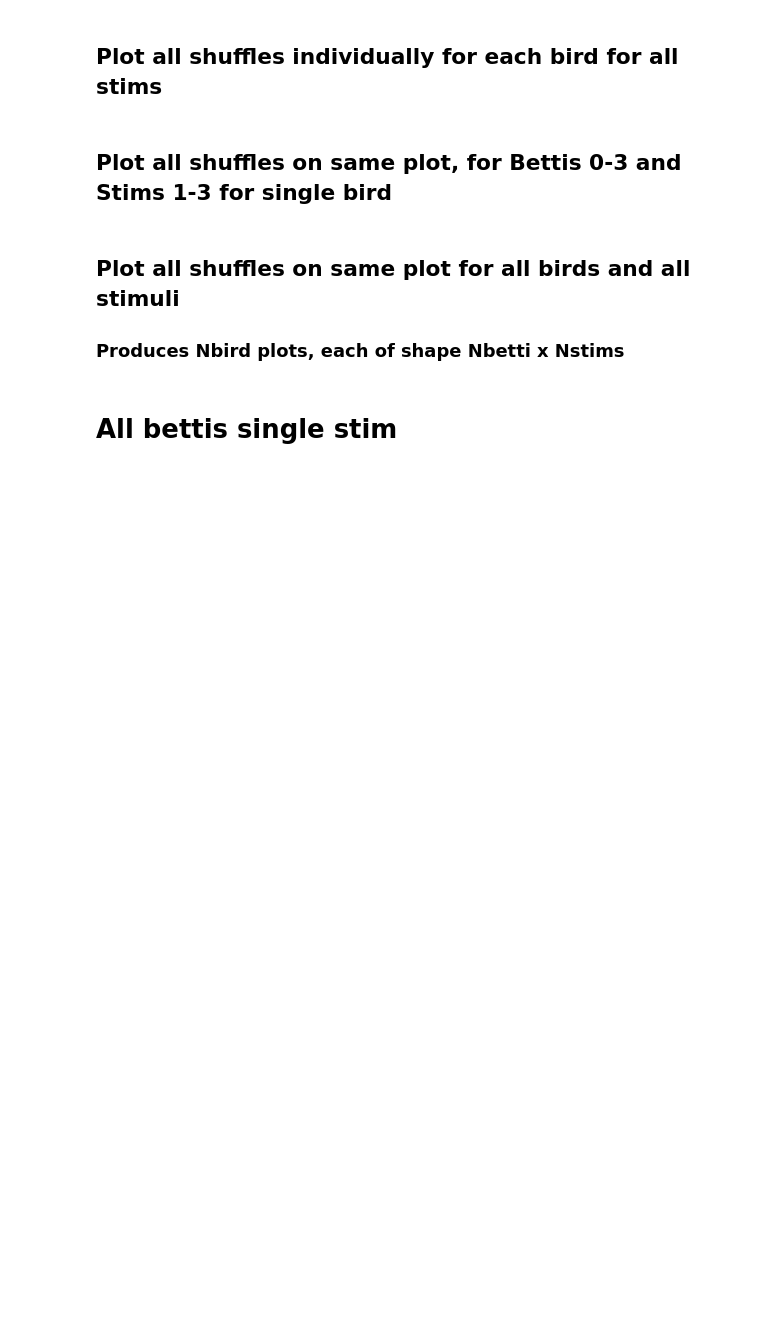
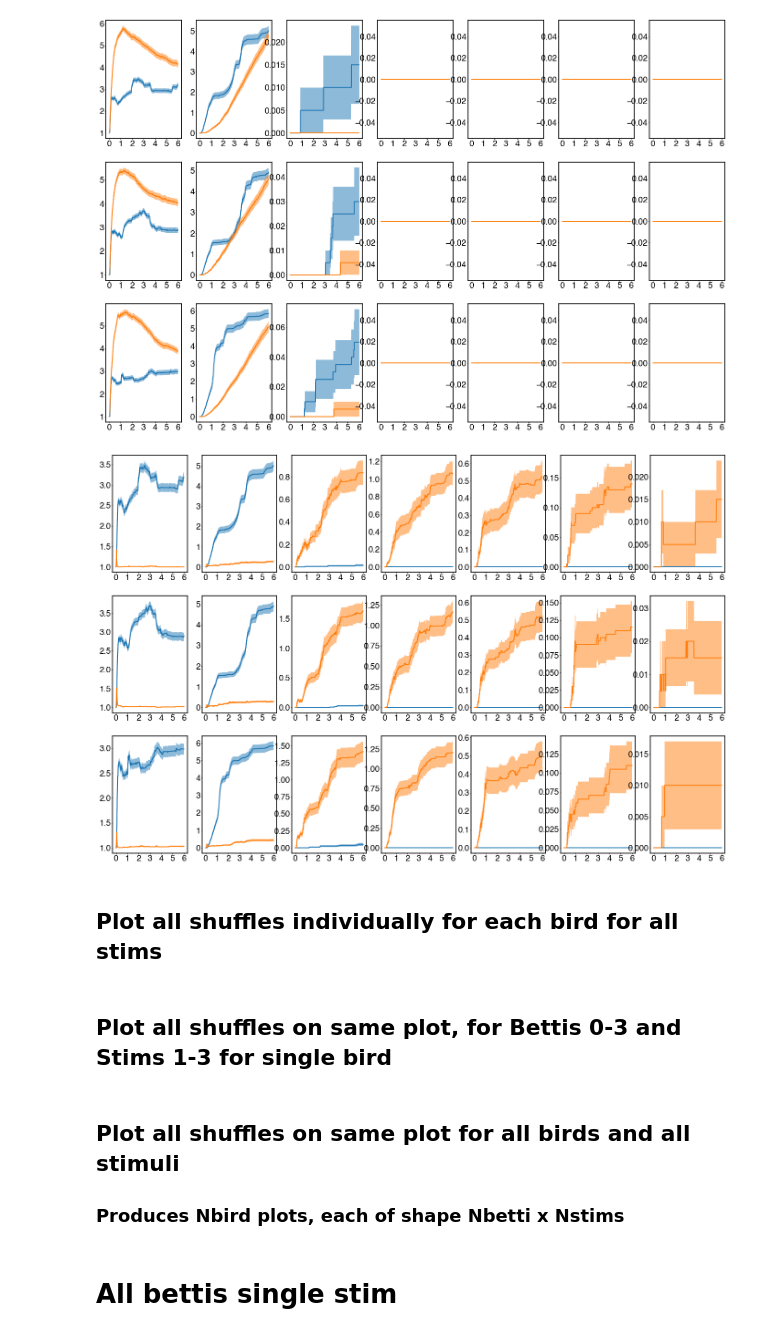
Before and after one commit to theilmbh/NeuralTDA, a Jupyter notebook: notebooks/Revisions/BettiCurves_TMEModel.ipynb, the cells around one changed output. Drawn from its saved outputs; the diff is of its cells as text; code cells hidden in the pictures; blank space fills up the shorter version.

```diff
--- a/notebooks/Revisions/BettiCurves_TMEModel.ipynb
+++ b/notebooks/Revisions/BettiCurves_TMEModel.ipynb
@@ -42,7 +42,7 @@ bps = {'B1083': '/home/brad/krista/B1083/P03S03/', 'B1075': '/home/brad/krista/B
        'B1056': '/home/brad/krista/B1056/klusta/phy020516/Pen01_Lft_AP100_ML1300__Site03_Z2500__B1056_cat_P01_S03_1/'}
 
 # Binning Parameters
-windt = 50.0                      # milliseconds
+windt = 10.0                      # milliseconds
 dtovr = 0.0*windt                 # milliseconds
 segment_info = [0, 0]             # use full Trial
 cluster_group = ['Good']          # use just good clusters
@@ -53,8 +53,8 @@ bdfs = {}                         # Dictionary to store bdf
 analysis_id = 'BC'                # Generic lable
 nperms = None                     # No permutation for each trial
 ncellsperm = 33                   # Subsample 33 neurons from the population
-dims = [0, 1, 2, 3]               # We want first four betti numbers
-thresh = 13.0                     # Activation threshold
+dims = [0, 1, 2, 3,4,5,6,7,8,9,10]               # We want first four betti numbers
+thresh = 4.0                     # Activation threshold
 twin = np.linspace(0, 6000, 1000) # milliseconds
 # %%
 # Loop through each bird in our list and bin the data
@@ -92,5 +139,8 @@ tme_shuffled_bdf = '/home/brad/krista/B1083/P03S03/tme_shuffled.binned'
 # %%
 reload(tp2)
+file_index = 1
+bdf = subpop_f_files[file_index]
+bdftme = subpop_f_shuff_files[file_index]
 
 # Compute the betti curves for the original data
 # bc
@@ -108,7 +158,7 @@ reload(tp2)
 # Compute the betti curves for tme shuffled data
 # This breaks the inter-neuronal coordination
 # suffix: tme
-(bctme, ttme, ttme_ms) = tp2.compute_betti_curves(analysis_id, block_path, tme_shuffled_bdf,
+(bctme, ttme, ttme_ms) = tp2.compute_betti_curves(analysis_id, block_path, bdftme,
                                             thresh, nperms, ncellsperm,
                                             dims, twin, windt, dtovr, shuffle=False)
 
@@ -192,14 +260,14 @@ for bird in birds:
 fig, axs = plt.subplots(1,2, figsize=(16, 3.5), sharey=True)
 axs = axs.flatten()
 
-betti = 2                          # Betti number to plot
+betti = 2# Betti number to plot
 stims = np.array(list(bc.keys()))  # Stimuli names
 stimIDs = [2, 3]                   # ID numbers of stimuli to plot
 stims_to_plot = stims[stimIDs]     # names of stimuli to plot
 
 # Compute the mean and stderr
 bc_plot_dict = tp2.compute_mean_stderr_betti_curves(bc)     # Real curves
-bcs_plot_dict = tp2.compute_mean_stderr_betti_curves(bcs)   # Shuffled curves
+bcs_plot_dict = tp2.compute_mean_stderr_betti_curves(bctme)   # Shuffled curves
 
 # Plot the curves
 for ind, stim in enumerate(stims_to_plot):
@@ -236,37 +304,45 @@ for ind, stim in enumerate(stims_to_plot):
 # Save the figure
 plt.savefig(os.path.join(figsavepth, '{}_P03S03_BettiCurveWithShuffled_betti{}_{}.eps'.format(bird,betti, thresh)))
 # %%
-curve_types = {'orig': bc, 'shuff': bcs, 'shuff-st': bcst, 'shuff-sts': bcsts, 'shuff-stss':bcstss}
-curve_names = {'orig': 'OriginalData', 'shuff': 'OriginalShuffle', 'shuff-st': 'ShuffleWithinStimAcrossTrials', 'shuff-sts': 'ShuffleAcrossStimAcrossTrials', 'shuff-stss': 'ShuffleAcrossStimAcrossTrials-PreserveCellSpiketrains'}
+# curve_types = {'orig': bc, 'shuff': bcs, 'shuff-st': bcst, 'shuff-sts': bcsts, 'shuff-stss':bcstss, 'shuff-tme':bcstme}
+# curve_names = {'orig': 'OriginalData', 'shuff': 'OriginalShuffle', 'shuff-st': 'ShuffleWithinStimAcrossTrials', 'shuff-sts': 'ShuffleAcrossStimAcrossTrials', 'shuff-stss': 'ShuffleAcrossStimAcrossTrials-PreserveCellSpiketrains'}
+# shuffle_types = ['shuff', 'shuff-st', 'shuff-sts', 'shuff-stss']
 
-shuffle_types = ['shuff', 'shuff-st', 'shuff-sts', 'shuff-stss']
+curve_types = {'orig': bc, 'shuff': bcs, 'shuff-tme':bctme}
+curve_names = {'orig': 'OriginalData', 'shuff': 'OriginalShuffle', 'shuff-st': 'ShuffleWithinStimAcrossTrials', 'shuff-sts': 'ShuffleAcrossStimAcrossTrials', 'shuff-stss': 'ShuffleAcrossStimAcrossTrials-PreserveCellSpiketrains',
+               'shuff-tme': 'MaximumEntropyModel'}
 
-
+shuffle_types = ['shuff', 'shuff-tme']
 for shuffle_type in shuffle_types:
 
     # generate figure and axes
     plt.style.use('/home/brad/code/NeuralTDA/gentnerlab.mplstyle')
     figname=curve_names[shuffle_type]
-    fig, axs = plt.subplots(3,4, figsize=(24, 16), sharey=False)
+    bettis = [0, 1, 2, 3,4,5,6]              # Betti number to plot
+    maxbetti = np.amax(bettis)
+    fig, axs = plt.subplots(3,maxbetti+1, figsize=(24, 16), sharey=False)
     axs = axs.flatten()
 
-    bettis = [0, 1, 2, 3]              # Betti number to plot
+
     stims = np.array(list(bc.keys()))  # Stimuli names
     stimIDs = [1, 2, 3]                # ID numbers of stimuli to plot
     stims_to_plot = stims[stimIDs]     # names of stimuli to plot
 
     # Compute the mean and stderr
     bc_plot_dict = tp2.compute_mean_stderr_betti_curves(bc)     # Real curves
     bcs_plot_dict = tp2.compute_mean_stderr_betti_curves(curve_types[shuffle_type])   # Shuffled curves
 
     for betti in bettis:
         for ind, stim in enumerate(stims_to_plot):
-            ax = axs[4*ind + betti]
+            ax = axs[(maxbetti+1)*ind + betti]
             tpplt.plot_betti_curve(bc_plot_dict, t_ms, stim, betti, ax)
             tpplt.plot_betti_curve(bcs_plot_dict, t_ms, stim, betti, ax)
 
     #plt.savefig(os.path.join(figsavepth, '{}_P03S03_BettiCurveWithShuffled_betti{}_{}_alltogether.eps'.format(bird,betti, thresh)))
-    plt.savefig(os.path.join(figsavepth, '{}_{}_{}.eps'.format(bird,figname, thresh)))
+    plt.savefig(os.path.join(figsavepth, '{}_{}_{}_maxbetti-{}.pdf'.format(bird,figname, thresh, np.amax(bettis))))
+# %% [output]
+[figure, added]
+[figure, added]
 # %% [markdown]
 ## Plot all shuffles individually for each bird for all stims
 # %%
```
Also changed, not shown: parts of 5 cells of this notebook, 6 other files.
